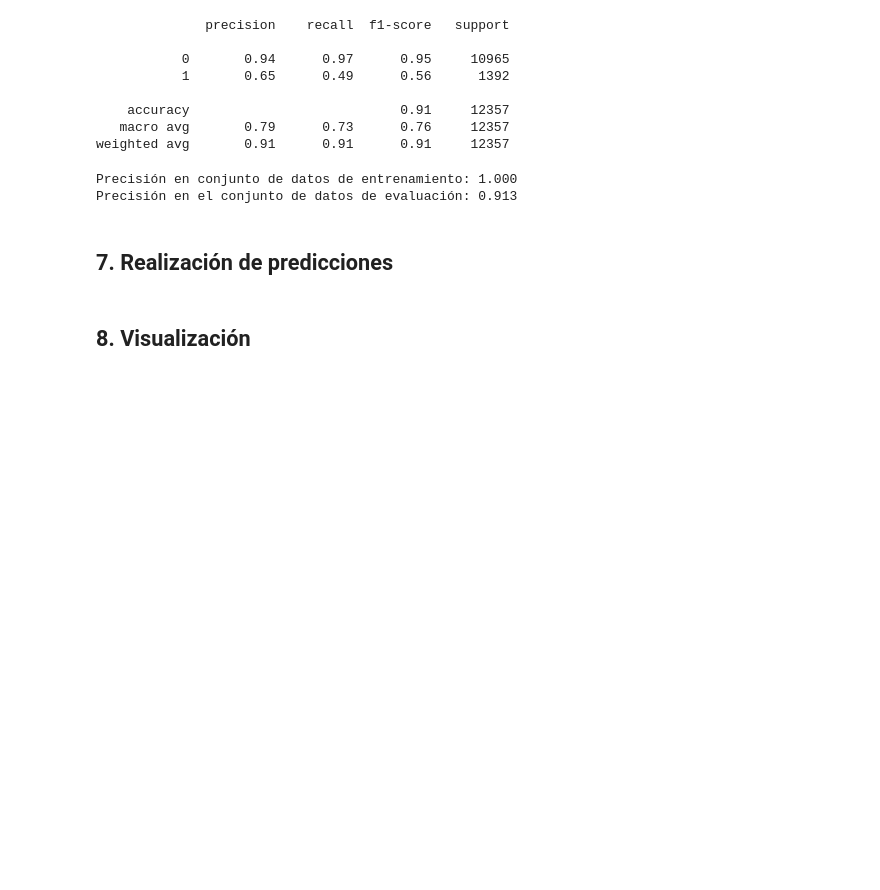
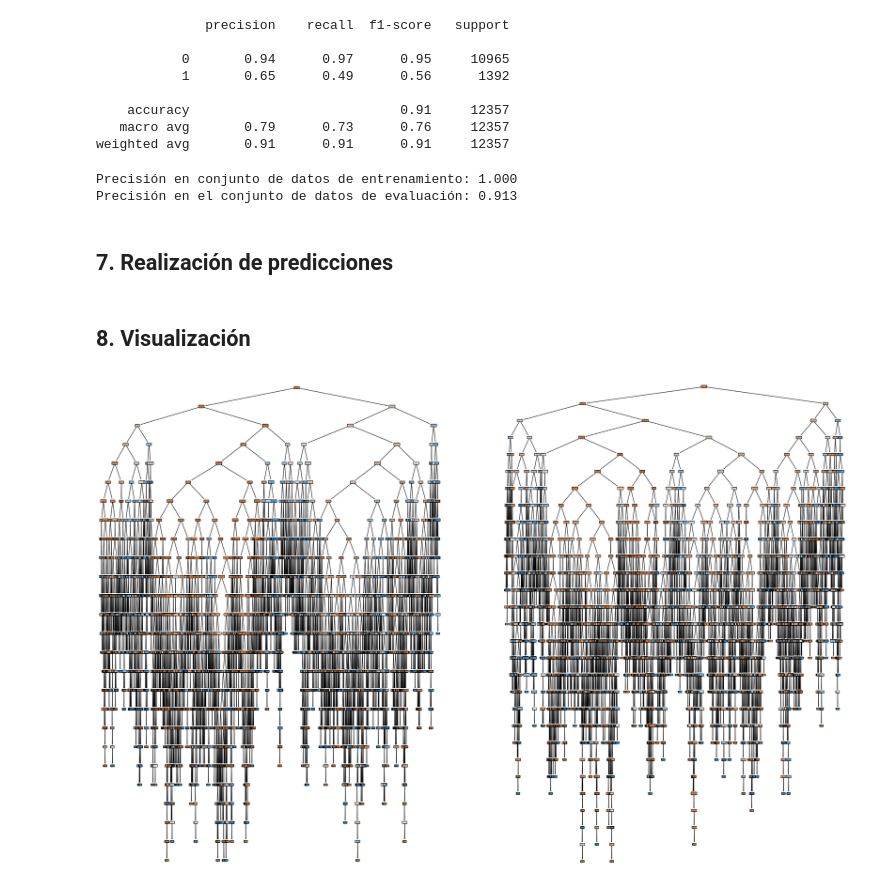
Before and after one commit to alexlloves/MachineLearningMethods, a Jupyter notebook: ML.UD2.Supervised-FinalProject.ipynb, the cells around one changed output. Drawn from its saved outputs; the diff is of its cells as text; code cells hidden in the pictures; blank space fills up the shorter version.

```diff
--- a/ML.UD2.Supervised-FinalProject.ipynb
+++ b/ML.UD2.Supervised-FinalProject.ipynb
@@ -291,5 +323,5 @@ dt
 # %%
-n_neighbors = 7
+n_neighbors = 15
 
 knn = KNeighborsClassifier(n_neighbors)
 # %% [markdown]
@@ -452,3 +472,17 @@ Precisión en el conjunto de datos de evaluación: 0.913
 ## 7. Realización de predicciones
 # %% [markdown]
 ## 8. Visualización
+# %%
+fig, axes = plt.subplots(1, 2, figsize=(30, 20))
+for i in range(len(axes)):
+    plot_tree(crf.estimators_[i],
+              feature_names=df.drop('y', axis=1).columns,
+              class_names=[str(c) for c in df['y'].unique()],
+              filled=True,
+              impurity=True,
+              rounded=True,
+              ax=axes[i])
+
+plt.show()
+# %% [output]
+[figure, added]
```
Also changed, not shown: parts of 9 cells of this notebook.
